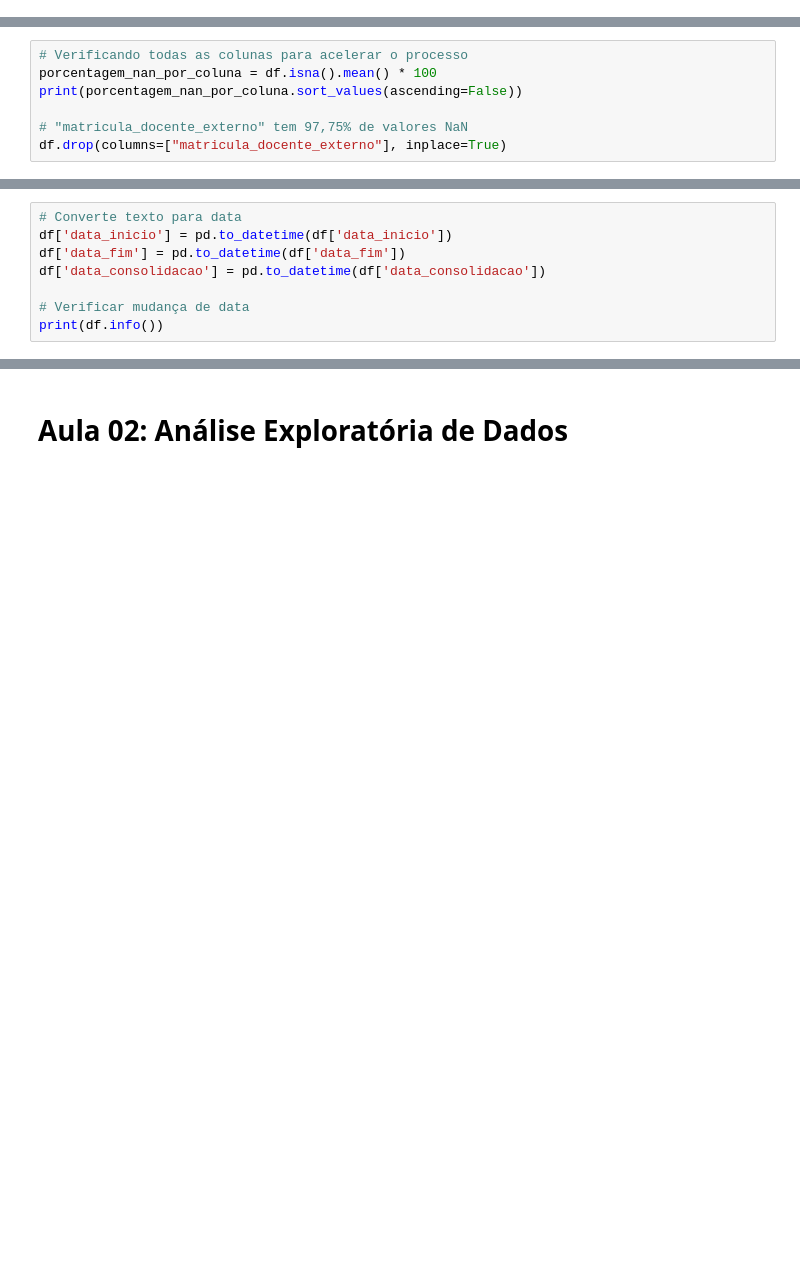
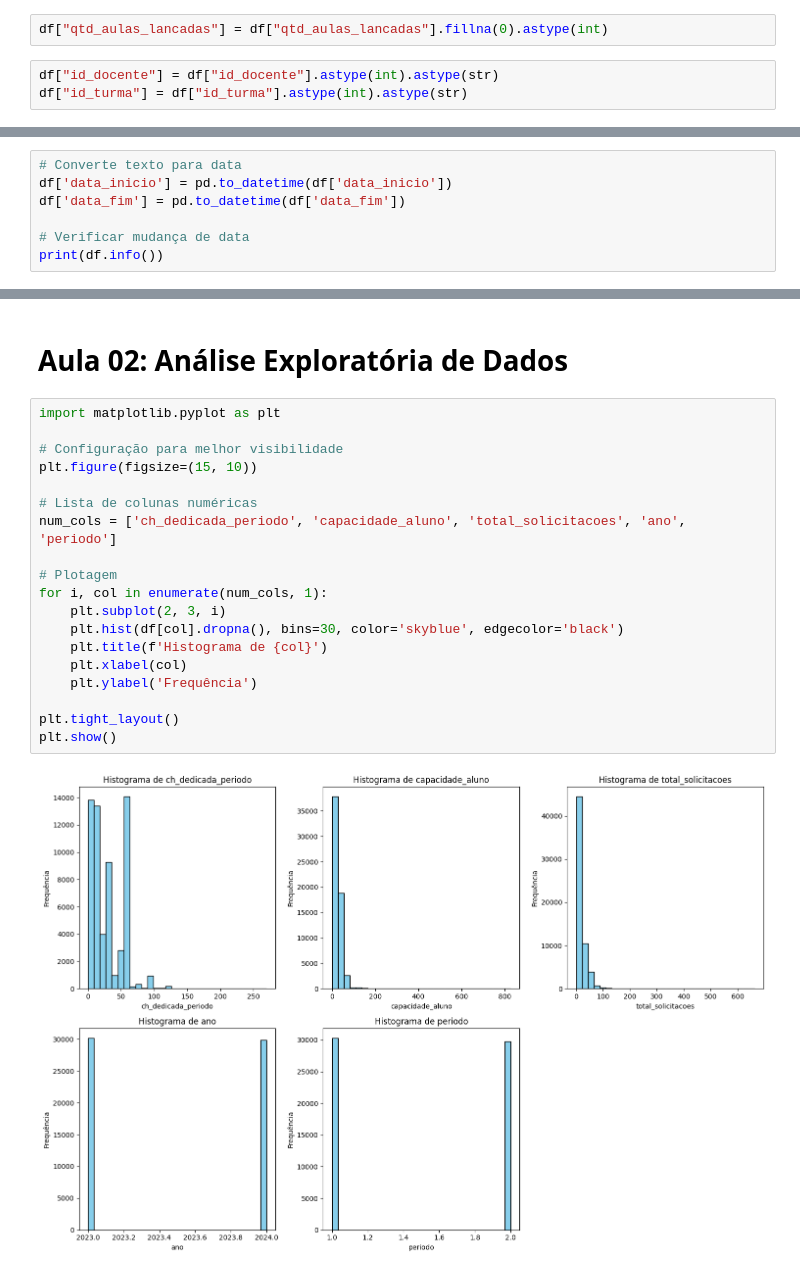
Before and after one commit to helena-varela/Dados-UFRN, a Jupyter notebook: Mini_curso_Ciência_de_Dados.ipynb, the cells around one changed output, grey strips where cells are left out. Saved outputs shown, nothing was run; the diff lists cells and outputs as text; blank space fills up the shorter version.

```diff
--- a/Mini_curso_Ciência_de_Dados.ipynb
+++ b/Mini_curso_Ciência_de_Dados.ipynb
@@ -105,0 +189,5 @@ A coluna tem 95.98% de valores NaN.
+# %%
+df["qtd_aulas_lancadas"] = df["qtd_aulas_lancadas"].fillna(0).astype(int)
+# %%
+df["id_docente"] = df["id_docente"].astype(int).astype(str)
+df["id_turma"] = df["id_turma"].astype(int).astype(str)
@@ -114,10 +222,3 @@ else:
 df.drop(columns=["agrupadora"], inplace=True)
 # %% [output]
 Todos os valores são False.
-# %%
-# Verificando todas as colunas para acelerar o processo
-porcentagem_nan_por_coluna = df.isna().mean() * 100
-print(porcentagem_nan_por_coluna.sort_values(ascending=False))
-
-# "matricula_docente_externo" tem 97,75% de valores NaN
-df.drop(columns=["matricula_docente_externo"], inplace=True)
@@ -143,7 +226,6 @@ dtype: float64
 # Converte texto para data
 df['data_inicio'] = pd.to_datetime(df['data_inicio'])
 df['data_fim'] = pd.to_datetime(df['data_fim'])
-df['data_consolidacao'] = pd.to_datetime(df['data_consolidacao'])
 
 # Verificar mudança de data
 print(df.info())
@@ -258,2 +348,23 @@ memory usage: 9.5+ MB
 # %% [markdown]
 # **Aula 02: Análise Exploratória de Dados**
+# %%
+import matplotlib.pyplot as plt
+
+# Configuração para melhor visibilidade
+plt.figure(figsize=(15, 10))
+
+# Lista de colunas numéricas
+num_cols = ['ch_dedicada_periodo', 'capacidade_aluno', 'total_solicitacoes', 'ano', 'periodo']
+
+# Plotagem
+for i, col in enumerate(num_cols, 1):
+    plt.subplot(2, 3, i)
+    plt.hist(df[col].dropna(), bins=30, color='skyblue', edgecolor='black')
+    plt.title(f'Histograma de {col}')
+    plt.xlabel(col)
+    plt.ylabel('Frequência')
+
+plt.tight_layout()
+plt.show()
+# %% [output]
+[figure, added]
```
Also changed, not shown: parts of 28 cells of this notebook.
